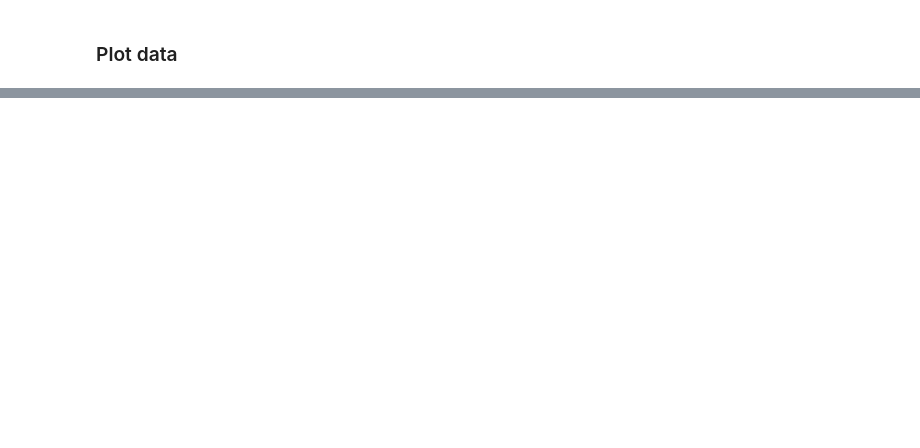
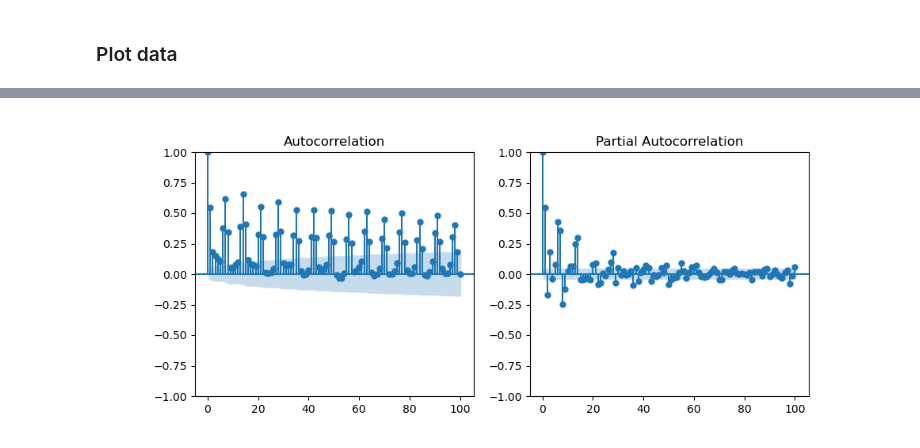
Before and after one commit to PGestrich/AML-Time-Series-Forecasting, a Jupyter notebook: Autoregressive_Model.ipynb, the cells around one changed output, grey strips where cells are left out. Saved outputs shown, nothing was run; the diff lists cells and outputs as text; code cells hidden in the pictures; blank space fills up the shorter version.

```diff
--- a/Autoregressive_Model.ipynb
+++ b/Autoregressive_Model.ipynb
@@ -59 +69,10 @@ plot_acf(df, lags=40)
+# %%
+fig=plt.figure(figsize=(10,4))
+ax1=fig.add_subplot(1,2,1)
+ax2=fig.add_subplot(1,2,2)
+plot_acf(df, lags=100,ax=ax1)
+plot_pacf(df, lags=100,ax=ax2)
+fig.savefig('stored_plots/acf_pacf.png',format='png')
+# %% [output]
+[figure, added]
 # %% [markdown]
```
Also changed, not shown: parts of 23 cells of this notebook, 1 other file.
